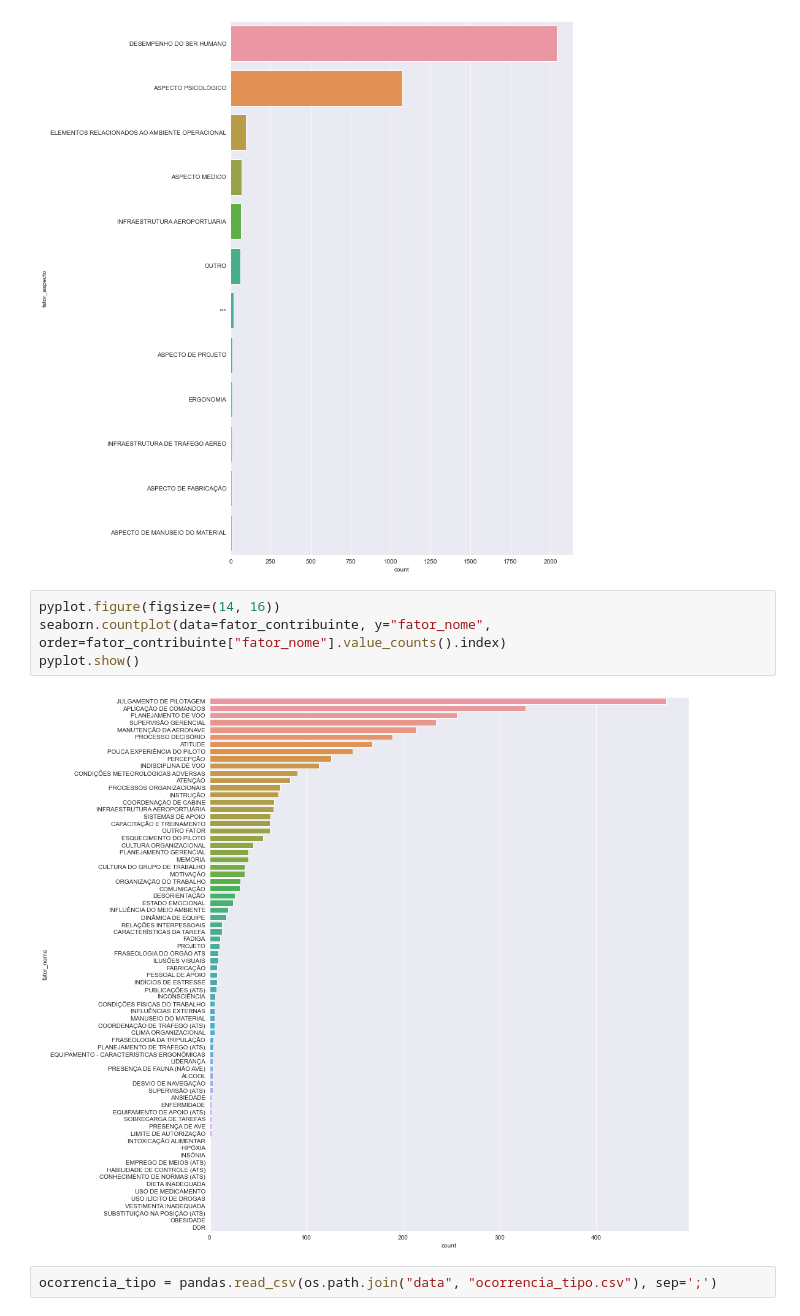
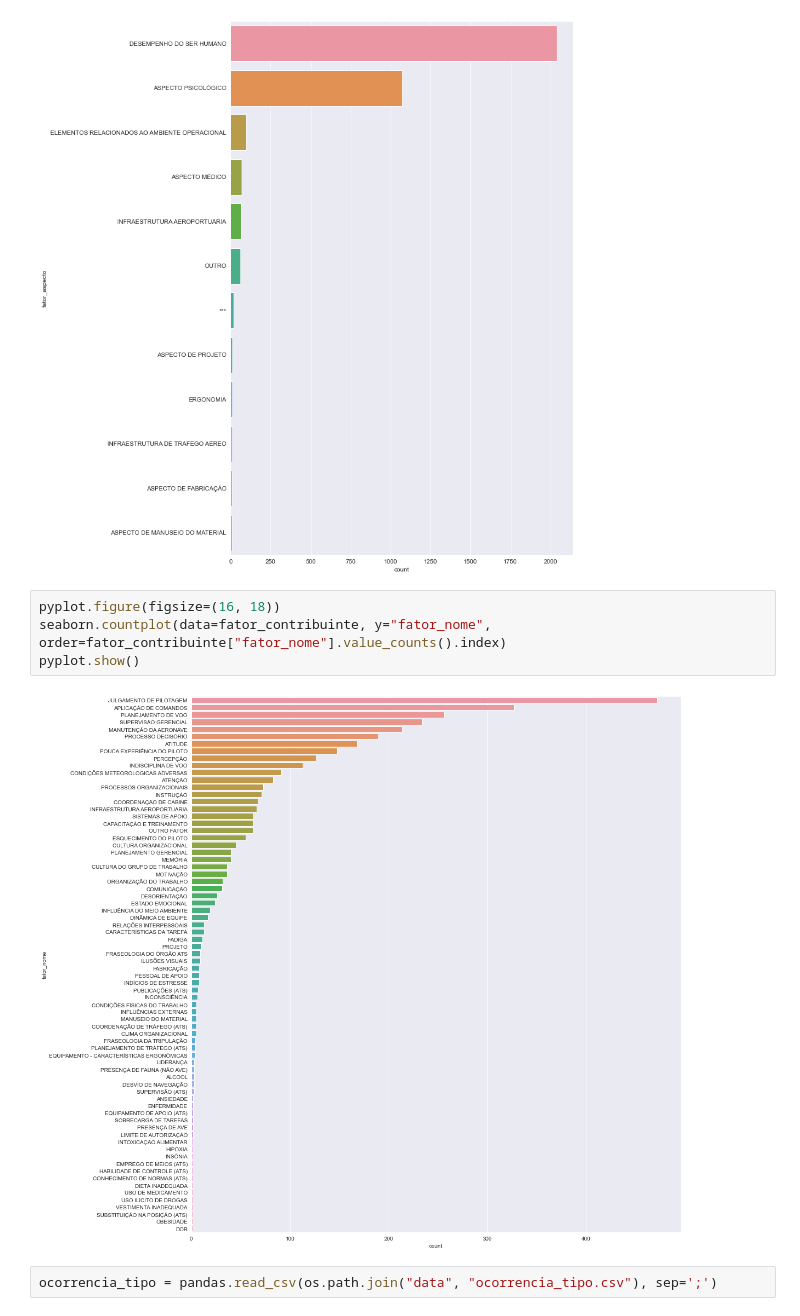
Before and after one commit to otavio-silva/A3Data---Teste-Pr-tico-Cientista-de-Dados-, a Jupyter notebook: notebook.ipynb, the cells around one changed output. Drawn from its saved outputs; the diff is of its cells as text.

Commit message:
Novas visualizações

```diff
--- a/notebook.ipynb
+++ b/notebook.ipynb
@@ -131,11 +130,11 @@ pyplot.show()
 # %% [output]
 [figure]
 # %%
-pyplot.figure(figsize=(14, 16))
+pyplot.figure(figsize=(16, 18))
 seaborn.countplot(data=fator_contribuinte, y="fator_nome", order=fator_contribuinte["fator_nome"].value_counts().index)
 pyplot.show()
 # %% [output]
-[figure, old version]
+[figure, new version]
 # %%
 ocorrencia_tipo = pandas.read_csv(os.path.join("data", "ocorrencia_tipo.csv"), sep=';')
 # %%
```
Also changed, not shown: parts of 12 cells of this notebook.
